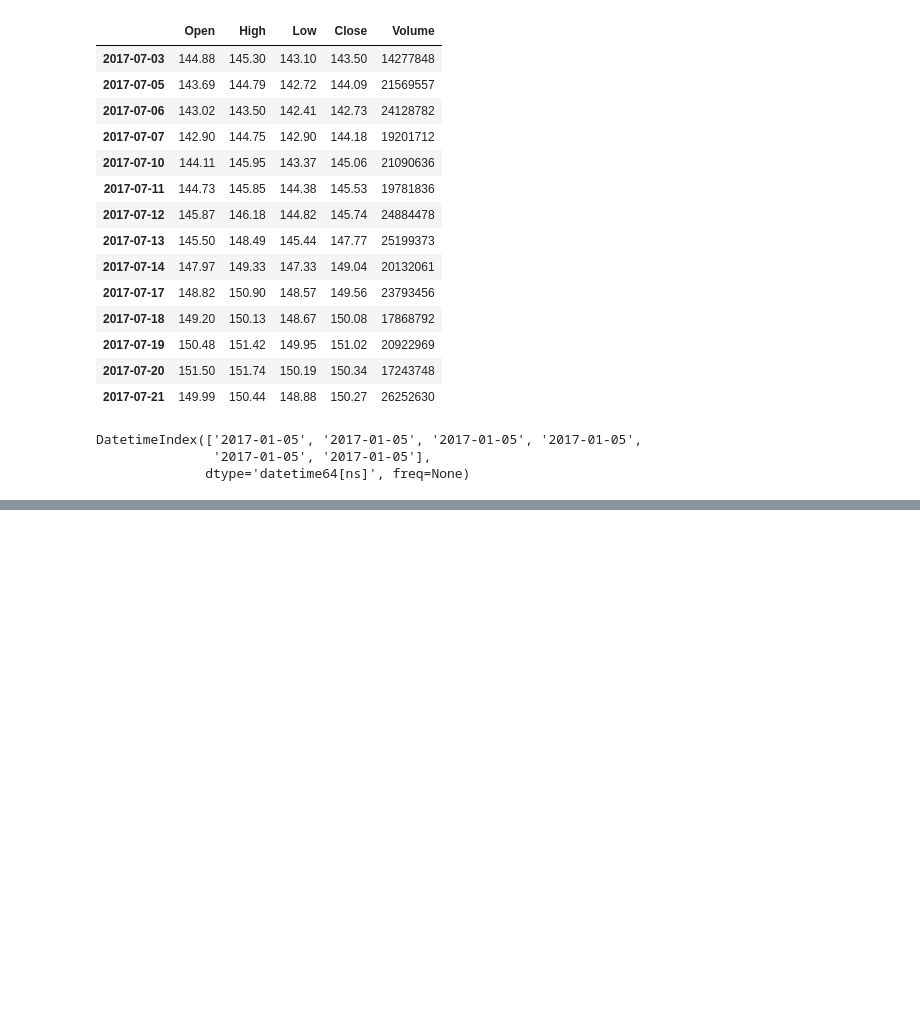
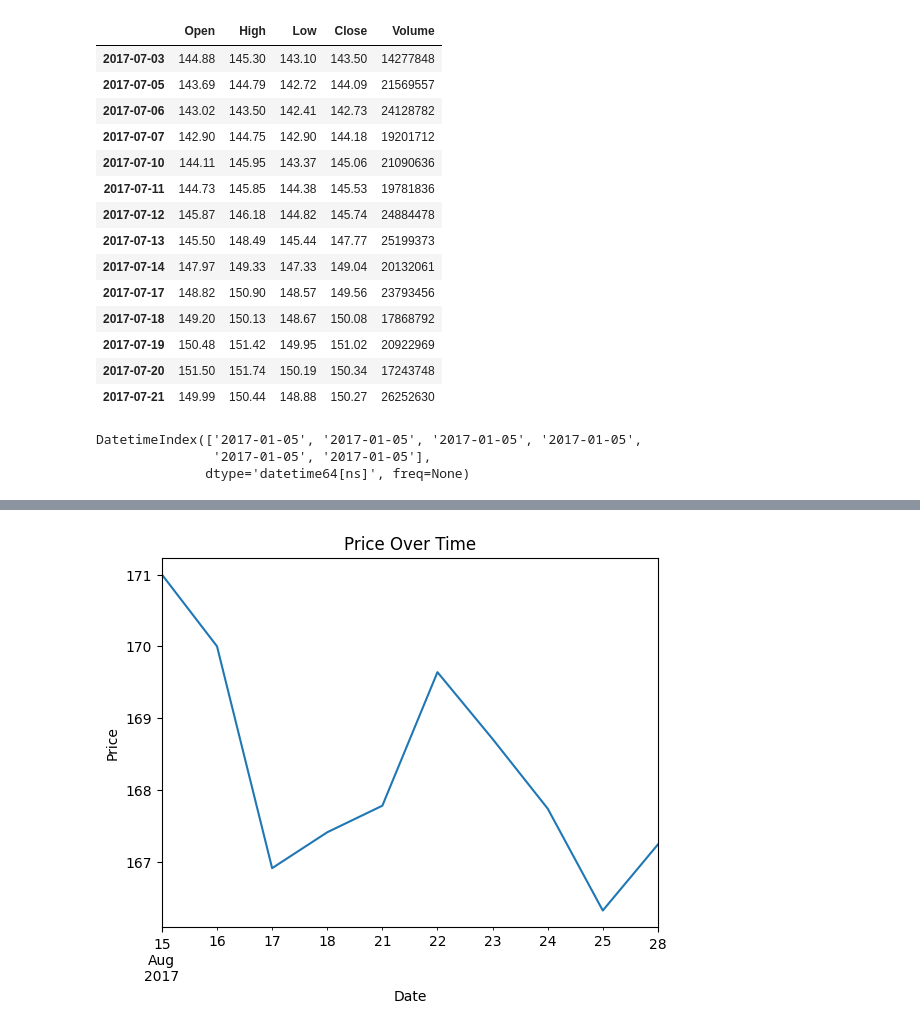
Before and after one commit to jenish2917/Python, a Jupyter notebook: jupyter notbook/Pandas.ipynb, the cells around one changed output, grey strips where cells are left out. Saved outputs shown, nothing was run; the diff lists cells and outputs as text; code cells hidden in the pictures; blank space fills up the shorter version.

```diff
--- a/jupyter notbook/Pandas.ipynb
+++ b/jupyter notbook/Pandas.ipynb
@@ -1092,0 +1248,4 @@ DatetimeIndex(['2017-01-05', '2017-01-05', '2017-01-05', '2017-01-05',
+# %%
+import pandas as pd
+df = pd.read_csv("fb.csv", parse_dates=["Date"], index_col="Date")
+df
@@ -1092,0 +1265,9 @@ DatetimeIndex(['2017-01-05', '2017-01-05', '2017-01-05', '2017-01-05',
+# %%
+import matplotlib.pyplot as plt
+
+df['Price'].plot(title='Price Over Time')
+plt.xlabel('Date')
+plt.ylabel('Price')
+plt.show()
+# %% [output]
+[figure, added]
```
Also changed, not shown: parts of 26 cells of this notebook, 7 other files.
